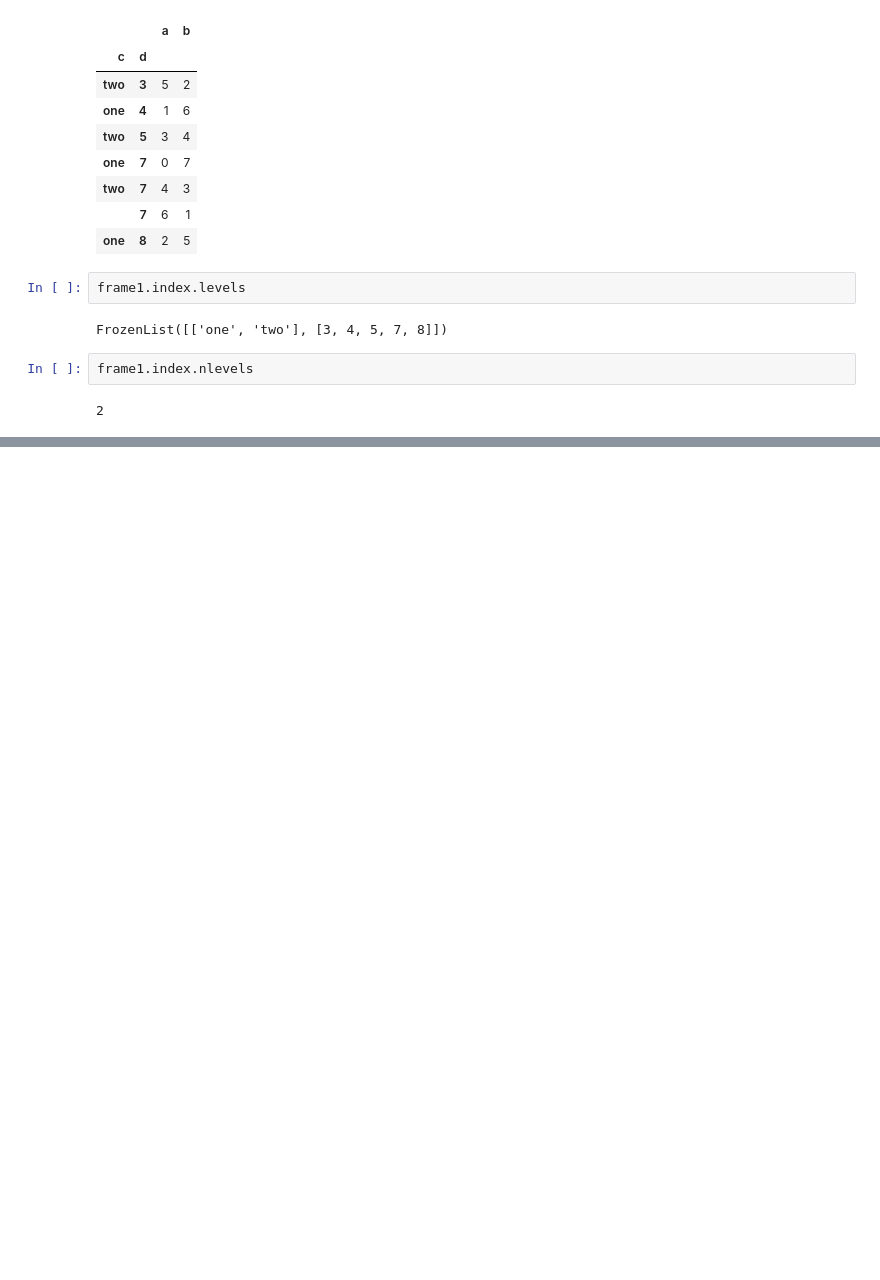
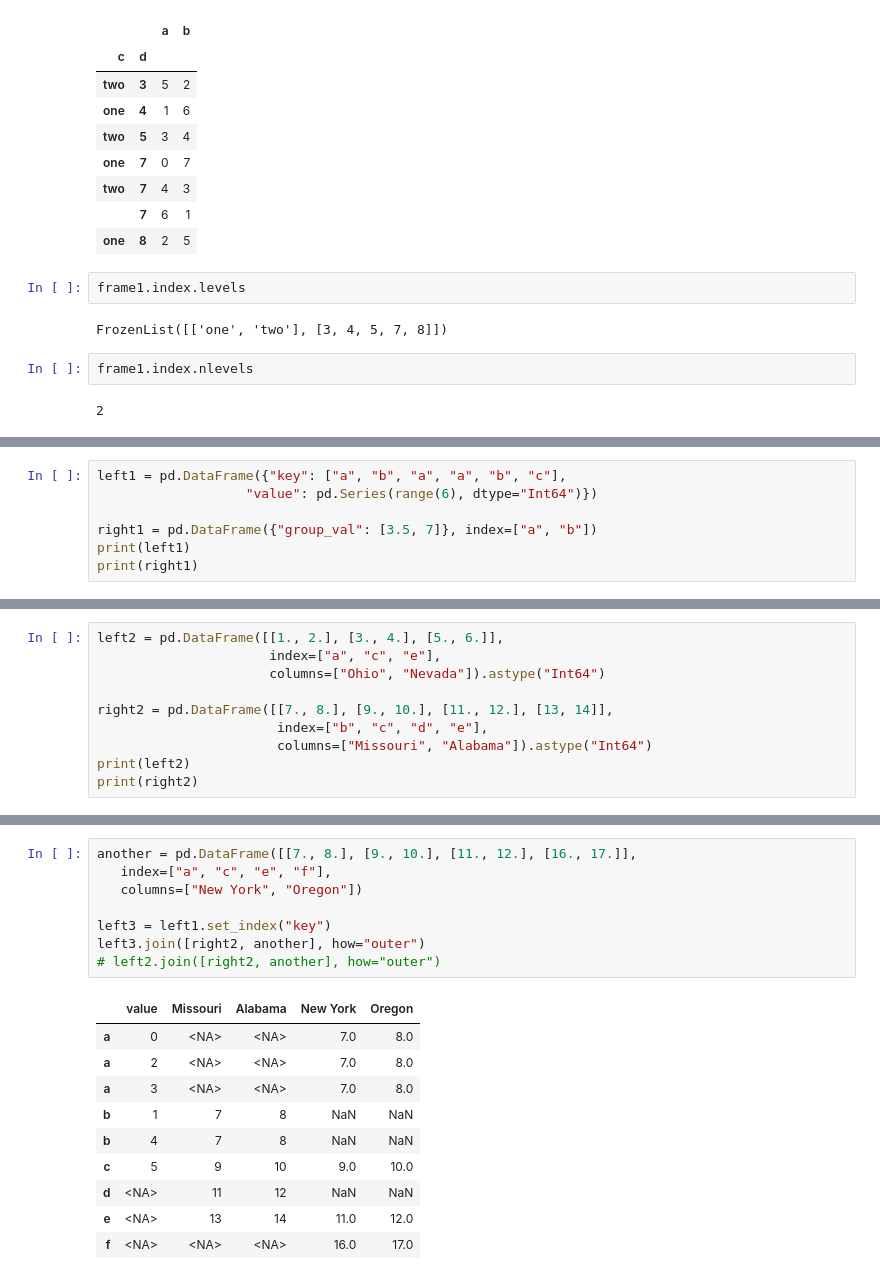
Before and after one commit to shelleygoel/pydata-book, a Jupyter notebook: data_wrangling.ipynb, the cells around one changed output, grey strips where cells are left out. Drawn from its saved outputs; the diff is of its cells as text; blank space fills up the shorter version.

```diff
--- a/data_wrangling.ipynb
+++ b/data_wrangling.ipynb
@@ -209,0 +372,7 @@ ValueError: Length of values (6) does not match length of index (2)
+# %%
+left1 = pd.DataFrame({"key": ["a", "b", "a", "a", "b", "c"],
+                   "value": pd.Series(range(6), dtype="Int64")})
+
+right1 = pd.DataFrame({"group_val": [3.5, 7]}, index=["a", "b"])
+print(left1)
+print(right1)
@@ -209,0 +448,10 @@ ValueError: Length of values (6) does not match length of index (2)
+# %%
+left2 = pd.DataFrame([[1., 2.], [3., 4.], [5., 6.]],
+                      index=["a", "c", "e"],
+                      columns=["Ohio", "Nevada"]).astype("Int64")
+
+right2 = pd.DataFrame([[7., 8.], [9., 10.], [11., 12.], [13, 14]],
+                       index=["b", "c", "d", "e"],
+                       columns=["Missouri", "Alabama"]).astype("Int64")
+print(left2)
+print(right2)
@@ -209,0 +519,19 @@ ValueError: Length of values (6) does not match length of index (2)
+# %%
+another = pd.DataFrame([[7., 8.], [9., 10.], [11., 12.], [16., 17.]],
+   index=["a", "c", "e", "f"],
+   columns=["New York", "Oregon"])
+
+left3 = left1.set_index("key")
+left3.join([right2, another], how="outer")
+# left2.join([right2, another], how="outer")
+# %% [output]
+|  | value | Missouri | Alabama | New York | Oregon |
+| a | 0 | <NA> | <NA> | 7.0 | 8.0 |
+| a | 2 | <NA> | <NA> | 7.0 | 8.0 |
+| a | 3 | <NA> | <NA> | 7.0 | 8.0 |
+| b | 1 | 7 | 8 | NaN | NaN |
+| b | 4 | 7 | 8 | NaN | NaN |
+| c | 5 | 9 | 10 | 9.0 | 10.0 |
+| d | <NA> | 11 | 12 | NaN | NaN |
+| e | <NA> | 13 | 14 | 11.0 | 12.0 |
+| f | <NA> | <NA> | <NA> | 16.0 | 17.0 |
```
Also changed, not shown: parts of 43 cells of this notebook.
